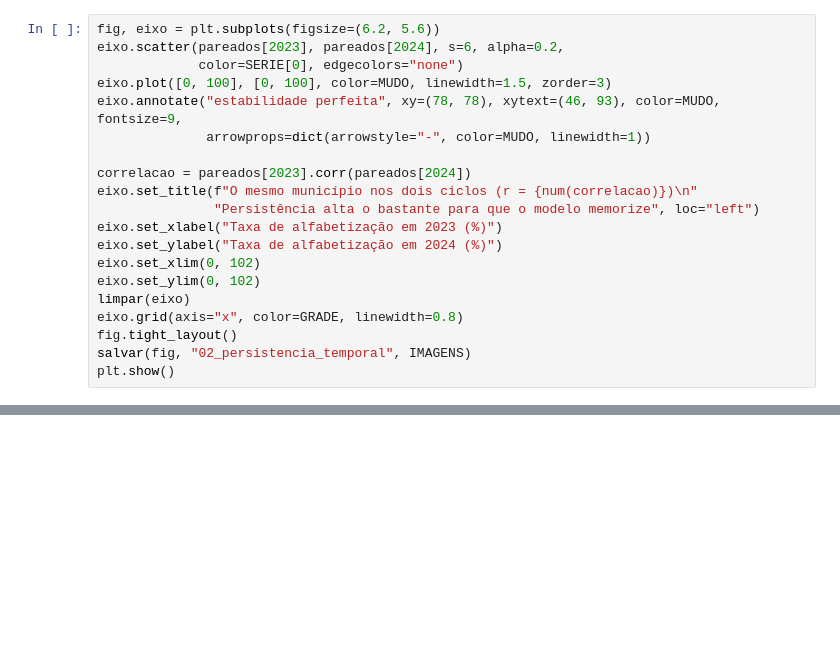
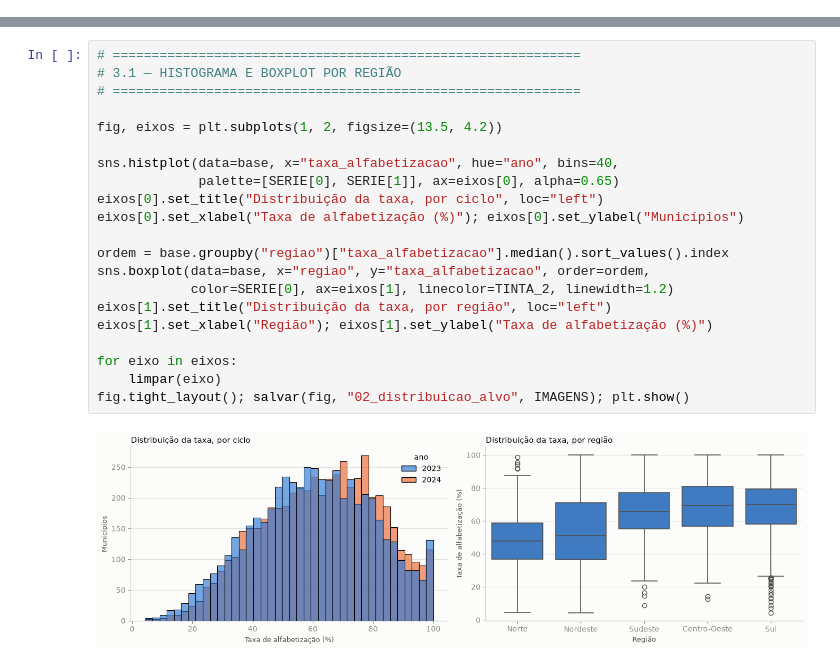
Before and after one commit to damske-h/1IAST-Fase3, a Jupyter notebook: notebooks/02_analise_exploratoria.ipynb, the cells around one changed output, grey strips where cells are left out. Saved outputs shown, nothing was run; the diff lists cells and outputs as text; blank space fills up the shorter version.

```diff
--- a/notebooks/02_analise_exploratoria.ipynb
+++ b/notebooks/02_analise_exploratoria.ipynb
@@ -718,20 +0,0 @@ pd.Series({
-# %%
-fig, eixo = plt.subplots(figsize=(6.2, 5.6))
-eixo.scatter(pareados[2023], pareados[2024], s=6, alpha=0.2,
-             color=SERIE[0], edgecolors="none")
-eixo.plot([0, 100], [0, 100], color=MUDO, linewidth=1.5, zorder=3)
-eixo.annotate("estabilidade perfeita", xy=(78, 78), xytext=(46, 93), color=MUDO, fontsize=9,
-              arrowprops=dict(arrowstyle="-", color=MUDO, linewidth=1))
-
-correlacao = pareados[2023].corr(pareados[2024])
-eixo.set_title(f"O mesmo município nos dois ciclos (r = {num(correlacao)})\n"
-               "Persistência alta o bastante para que o modelo memorize", loc="left")
-eixo.set_xlabel("Taxa de alfabetização em 2023 (%)")
-eixo.set_ylabel("Taxa de alfabetização em 2024 (%)")
-eixo.set_xlim(0, 102)
-eixo.set_ylim(0, 102)
-limpar(eixo)
-eixo.grid(axis="x", color=GRADE, linewidth=0.8)
-fig.tight_layout()
-salvar(fig, "02_persistencia_temporal", IMAGENS)
-plt.show()
@@ -801,0 +211,23 @@ em *odds ratio*.
+# %%
+# ============================================================
+# 3.1 — HISTOGRAMA E BOXPLOT POR REGIÃO
+# ============================================================
+
+fig, eixos = plt.subplots(1, 2, figsize=(13.5, 4.2))
+
+sns.histplot(data=base, x="taxa_alfabetizacao", hue="ano", bins=40,
+             palette=[SERIE[0], SERIE[1]], ax=eixos[0], alpha=0.65)
+eixos[0].set_title("Distribuição da taxa, por ciclo", loc="left")
+eixos[0].set_xlabel("Taxa de alfabetização (%)"); eixos[0].set_ylabel("Municípios")
+
+ordem = base.groupby("regiao")["taxa_alfabetizacao"].median().sort_values().index
+sns.boxplot(data=base, x="regiao", y="taxa_alfabetizacao", order=ordem,
+            color=SERIE[0], ax=eixos[1], linecolor=TINTA_2, linewidth=1.2)
+eixos[1].set_title("Distribuição da taxa, por região", loc="left")
+eixos[1].set_xlabel("Região"); eixos[1].set_ylabel("Taxa de alfabetização (%)")
+
+for eixo in eixos:
+    limpar(eixo)
+fig.tight_layout(); salvar(fig, "02_distribuicao_alvo", IMAGENS); plt.show()
+# %% [output]
+[figure, added]
```
Also changed, not shown: parts of 78 cells of this notebook, 1 other file.
